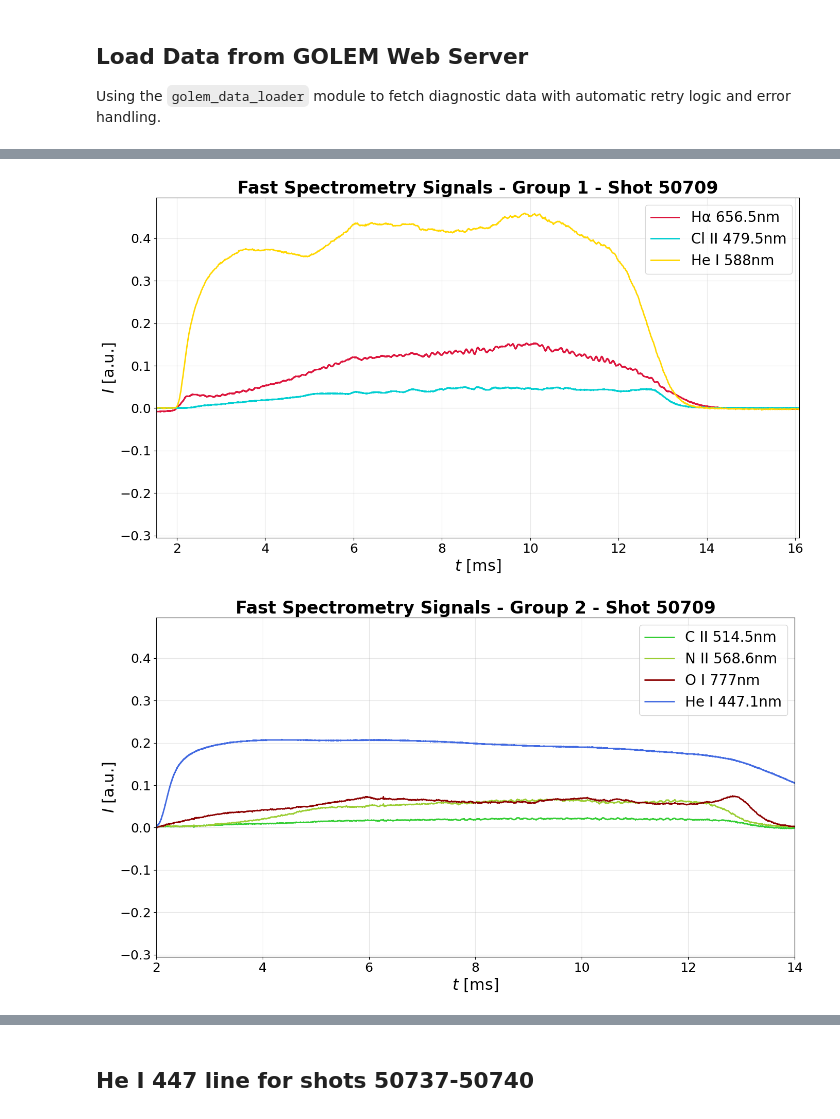
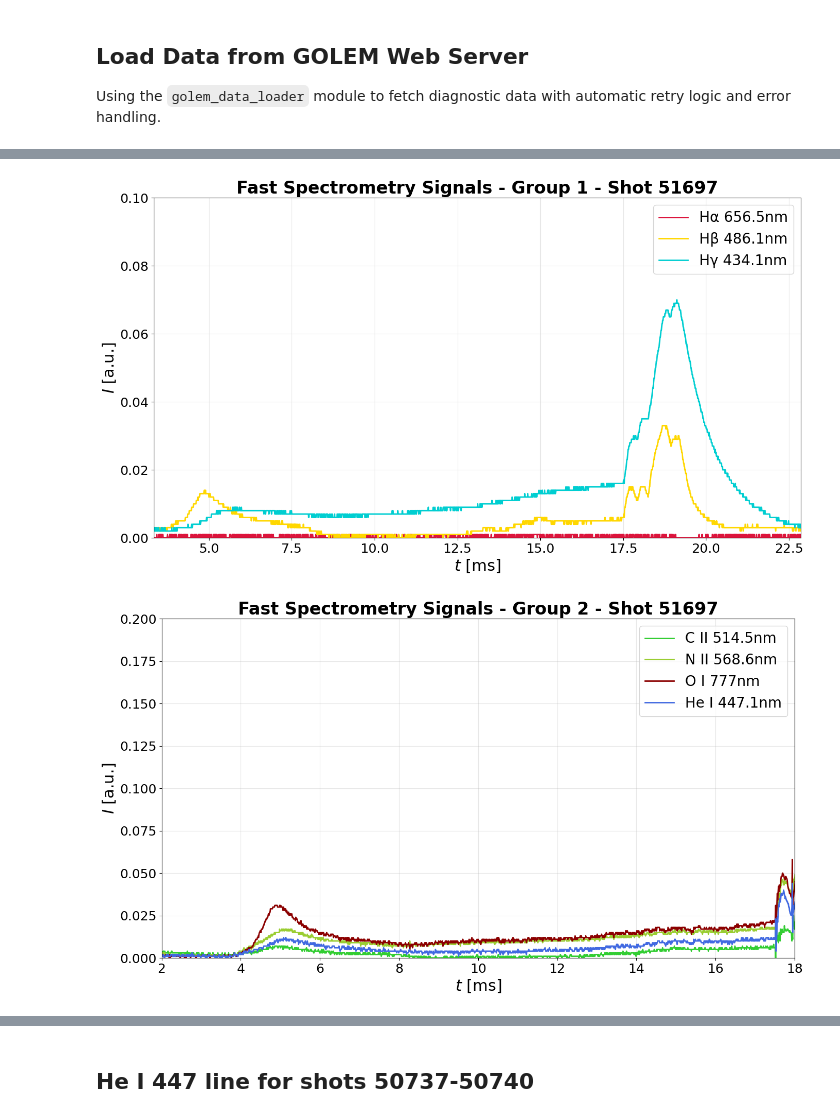
Before and after one commit to samostanek/PRPL2025_ZS, a Jupyter notebook: fast_spectrometry_graphs.ipynb, the cells around one changed output, grey strips where cells are left out. Saved outputs shown, nothing was run; the diff lists cells and outputs as text; code cells hidden in the pictures.

```diff
--- a/fast_spectrometry_graphs.ipynb
+++ b/fast_spectrometry_graphs.ipynb
@@ -51,14 +50,14 @@ golem_data_loader file: /Users/samuelstanek/GitHub/PRPL2025_ZS/golem_data_loader
 golem_data_loader.golem_data_loader file: /Users/samuelstanek/GitHub/PRPL2025_ZS/golem_data_loader/golem_data_loader.py
 GolemDataLoader definition: <class 'golem_data_loader.golem_data_loader.GolemDataLoader'>
 # %%
-shotno = 50738
+shotno = 51697
 # %% [markdown]
 ## Load Data from GOLEM Web Server
 
 Using the `golem_data_loader` module to fetch diagnostic data with automatic retry logic and error handling.
 # %%
 # Initialize the GOLEM data loader
-loader = GolemDataLoader(shotno)
+loader = GolemDataLoader(shotno, log_level=0)
 
 # Load fast spectrometry data
 spectrometry_data = loader.load_fast_spectrometry()
@@ -114,8 +94,8 @@ He I 447.1nm: loaded 19999 rows
 # Define colors for each spectral line based on their wavelengths
 line_colors = {
     "Hα 656.5nm": "#DC143C",  # Crimson red (656 nm)
-    "Cl II 479.5nm": "#00CED1",  # Dark turquoise (480 nm)
-    "He I 588nm": "#FFD700",  # Gold (588 nm)
+    "Hγ 434.1nm": "#00CED1",  # Dark turquoise (480 nm)
+    "Hβ 486.1nm": "#FFD700",  # Gold (588 nm)
     "Whole": "#808080",  # Gray (all wavelengths)
     "C II 514.5nm": "#32CD32",  # Lime green (515 nm)
     "N II 568.6nm": "#9ACD32",  # Yellow-green (569 nm)
@@ -131,7 +111,7 @@ def butter_lowpass_filter(data, cutoff, fs, order=5):
 # Collect all data to determine common y-axis limits
 all_y_values = []
 
-first_lines = ["Hα 656.5nm", "Cl II 479.5nm", "He I 588nm"]
+first_lines = ["Hα 656.5nm", "Hβ 486.1nm", "Hγ 434.1nm"]
 for label in first_lines:
     if label in data:
         df = data[label]
@@ -175,35 +155,35 @@ if loader.plasma_timing:
 else:
     ax1.set_xlim(0, 25)
 
-ax1.set_ylim(y_min_common, y_max_common)
+ax1.set_ylim(0, 0.1)
 
 fig1.tight_layout()
 plt.show()
 
 # Second figure: 4 lines (C II, N II, O I, He I 447)
 fig2, ax2 = plt.subplots(figsize=(14, 8))
 
 for label in second_lines:
     if label in data:
         df = data[label]
         t = df.iloc[:, 0] * 1e3  # convert to ms
         u = df.iloc[:, 1]
         color = line_colors.get(label, "black")
         ax2.plot(t, u, label=label, color=color, linewidth=2)
 
 ax2.set_ylabel(r"$I$ [a.u.]")
 ax2.set_xlabel(r"$t$ [ms]")
 ax2.grid(True, alpha=0.3)
 ax2.set_title(f"Fast Spectrometry Signals - Group 2 - Shot {shotno}", fontweight='bold', fontsize=24)
 ax2.legend(loc='best', fontsize=20)
 
 # Set xlim from 2 to 14 seconds
-ax2.set_xlim(2, 14)
+ax2.set_xlim(2, 18)
 
-ax2.set_ylim(y_min_common, y_max_common)
+ax2.set_ylim(0, 0.2)
 
 fig2.tight_layout()
 plt.show()
 # %% [output]
-[figure, old version]
+[figure, new version]
-[figure, old version]
+[figure, new version]
```
Also changed, not shown: parts of 11 cells of this notebook.
